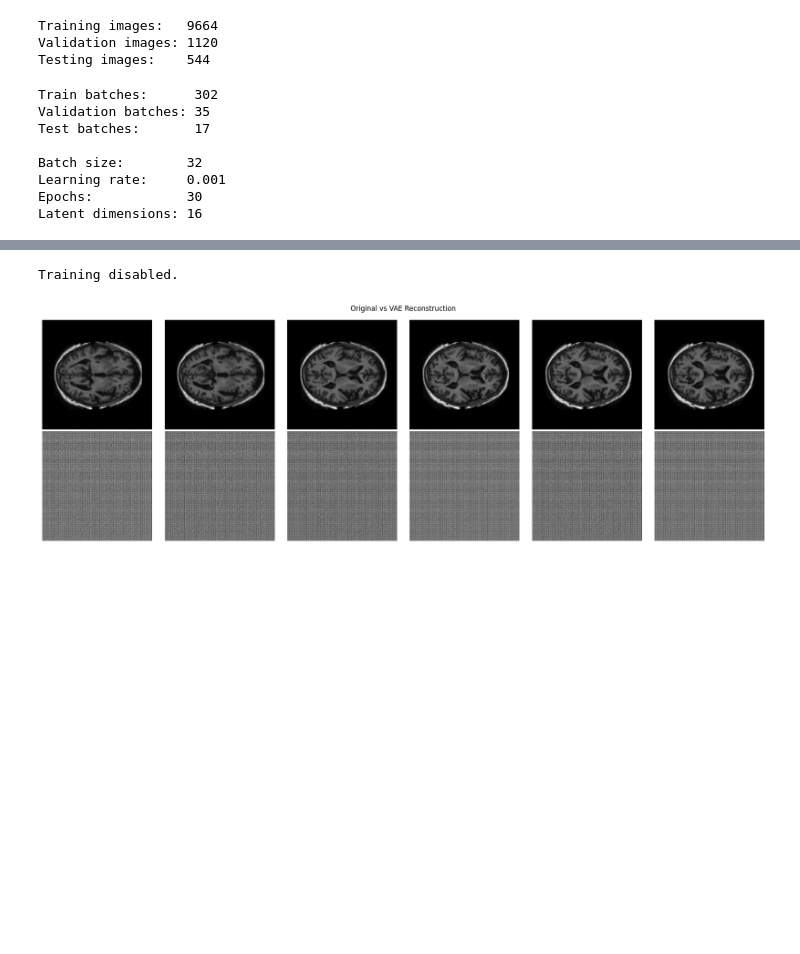
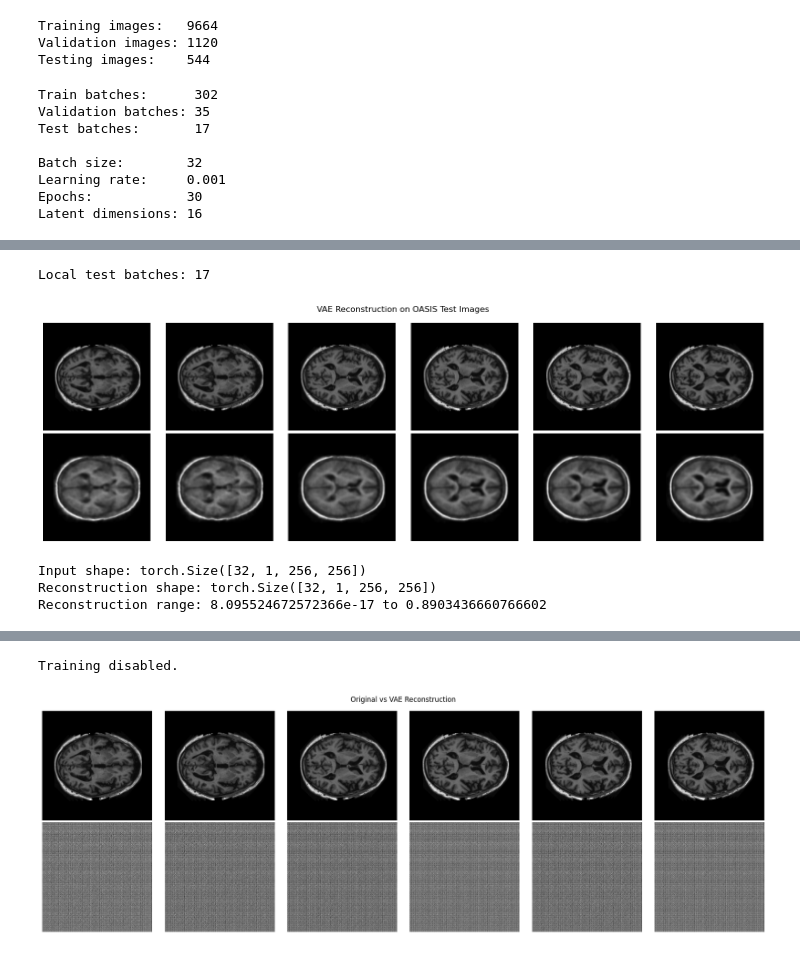
Before and after one commit to Quang365/mri-recognition, a Jupyter notebook: notebooks/VAE.ipynb, the cells around one changed output, grey strips where cells are left out. Saved outputs shown, nothing was run; the diff lists cells and outputs as text; code cells hidden in the pictures; blank space fills up the shorter version.

```diff
--- a/notebooks/VAE.ipynb
+++ b/notebooks/VAE.ipynb
@@ -293,3 +289,23 @@ Batch size:        32
 Learning rate:     0.001
 Epochs:            30
 Latent dimensions: 16
+# %%
+from pathlib import Path
+
+CHECKPOINT_PATH = Path("../checkpoints/best_vae.pth")
+
+checkpoint = torch.load(
+    CHECKPOINT_PATH,
+    map_location=device,
+    weights_only=False
+)
+
+print("Checkpoint keys:", checkpoint.keys())
+print("Saved epoch:", checkpoint.get("epoch"))
+print("Saved validation loss:", checkpoint.get("val_loss"))
+print("Latent dimension:", checkpoint.get("latent_dim"))
+
+model.load_state_dict(checkpoint["model_state_dict"])
+model.eval()
+
+print("Best VAE checkpoint loaded successfully.")
@@ -295,0 +374,59 @@ Latent dimensions: 16
+# %%
+model.eval()
+
+# Local evaluation loader
+# num_workers=0 avoids Windows/Jupyter multiprocessing issues.
+local_test_loader = DataLoader(
+    test_dataset,
+    batch_size=BATCH_SIZE,
+    shuffle=False,
+    num_workers=0
+)
+
+print("Local test batches:", len(local_test_loader))
+
+with torch.no_grad():
+    images = next(iter(local_test_loader))
+    images = images.to(device)
+
+    reconstructions, mu, logvar = model(images)
+
+# Show 6 original/reconstructed pairs
+num_images = 6
+
+fig, axes = plt.subplots(2, num_images, figsize=(15, 5))
+
+for i in range(num_images):
+    axes[0, i].imshow(
+        images[i].cpu().squeeze(),
+        cmap="gray"
+    )
+    axes[0, i].axis("off")
+
+    axes[1, i].imshow(
+        reconstructions[i].cpu().squeeze(),
+        cmap="gray"
+    )
+    axes[1, i].axis("off")
+
+axes[0, 0].set_ylabel("Original", fontsize=12)
+axes[1, 0].set_ylabel("Reconstructed", fontsize=12)
+
+plt.suptitle("VAE Reconstruction on OASIS Test Images")
+plt.tight_layout()
+plt.show()
+
+print("Input shape:", images.shape)
+print("Reconstruction shape:", reconstructions.shape)
+print(
+    "Reconstruction range:",
+    reconstructions.min().item(),
+    "to",
+    reconstructions.max().item()
+)
+# %% [output]
+Local test batches: 17
+[figure, added]
+Input shape: torch.Size([32, 1, 256, 256])
+Reconstruction shape: torch.Size([32, 1, 256, 256])
+Reconstruction range: 8.095524672572366e-17 to 0.8903436660766602
```
Also changed, not shown: parts of 10 cells of this notebook.
